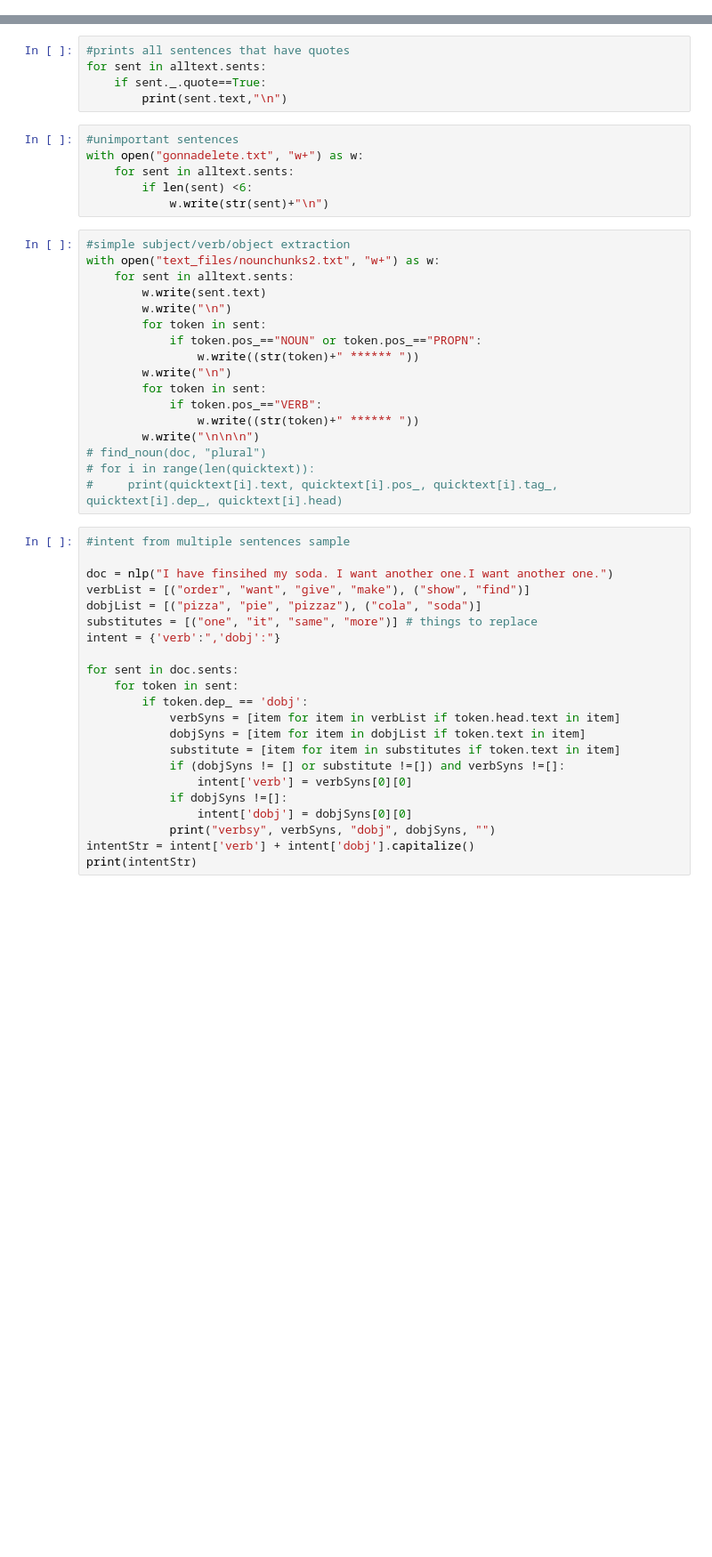
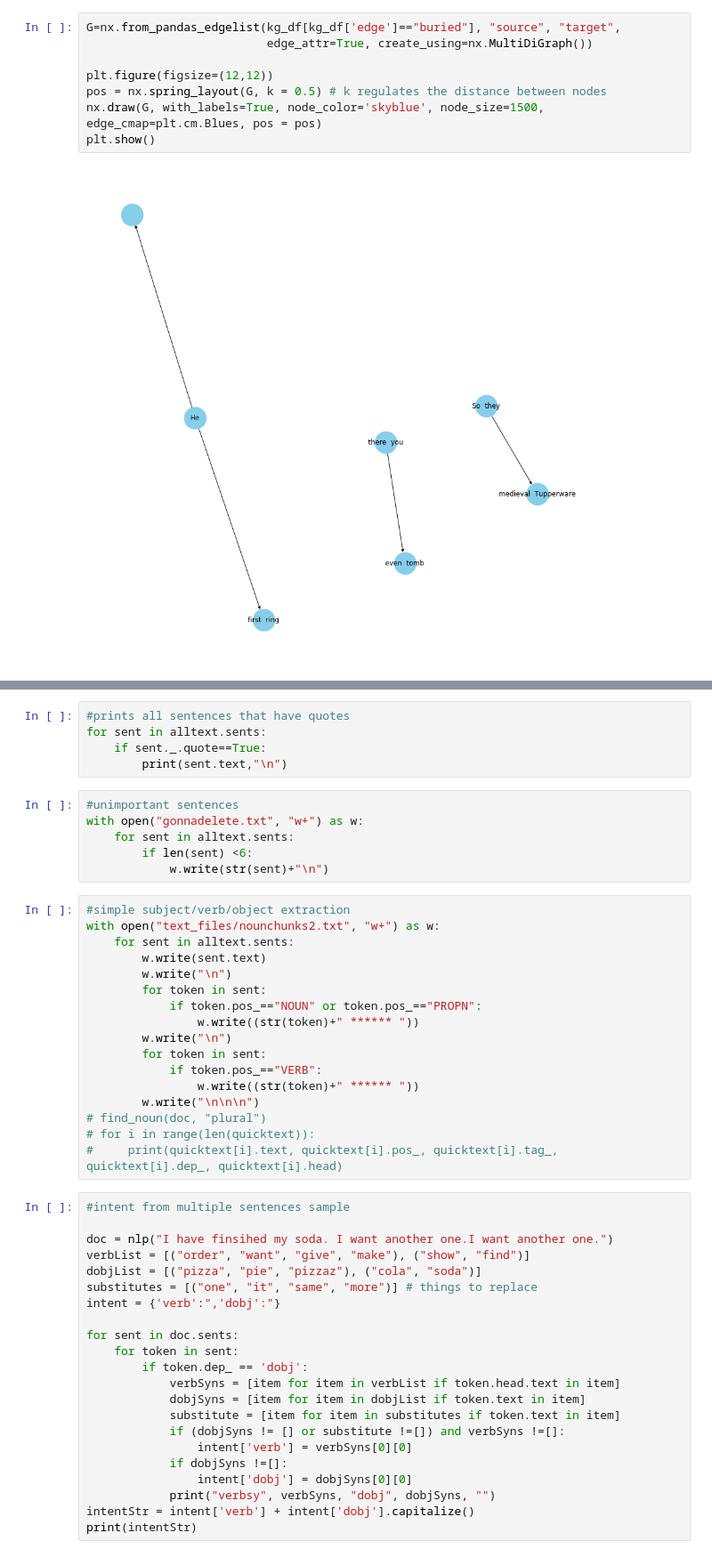
Before and after one commit to Empyr3an/Checkra, a Jupyter notebook: spacytesting.ipynb, the cells around one changed output, grey strips where cells are left out. Shown at 89% size. Saved outputs shown, nothing was run; the diff lists cells and outputs as text; blank space fills up the shorter version.

```diff
--- a/spacytesting.ipynb
+++ b/spacytesting.ipynb
@@ -5,0 +312,10 @@ print("done")
+# %%
+G=nx.from_pandas_edgelist(kg_df[kg_df['edge']=="buried"], "source", "target",
+                          edge_attr=True, create_using=nx.MultiDiGraph())
+
+plt.figure(figsize=(12,12))
+pos = nx.spring_layout(G, k = 0.5) # k regulates the distance between nodes
+nx.draw(G, with_labels=True, node_color='skyblue', node_size=1500, edge_cmap=plt.cm.Blues, pos = pos)
+plt.show()
+# %% [output]
+[figure, added]
```
Also changed, not shown: parts of 22 cells of this notebook, 4 other files.
